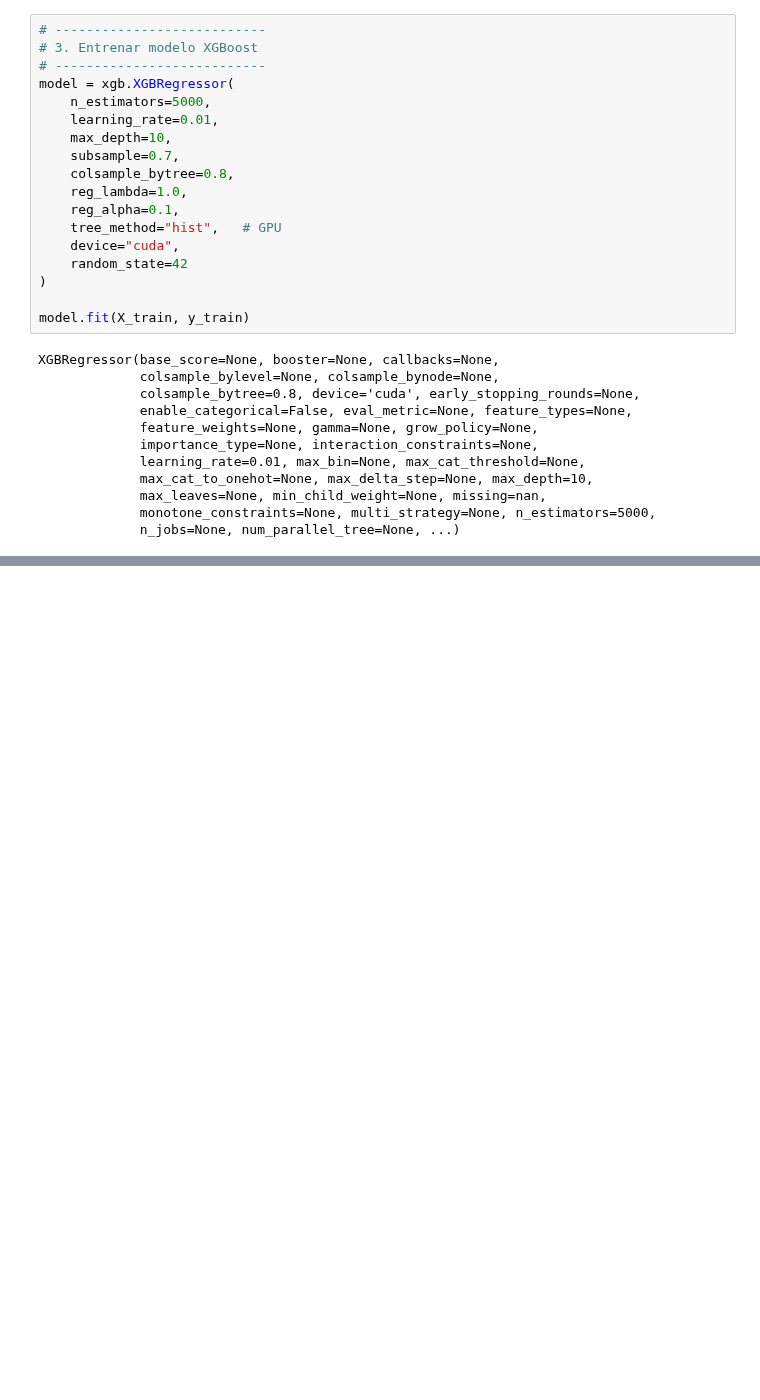
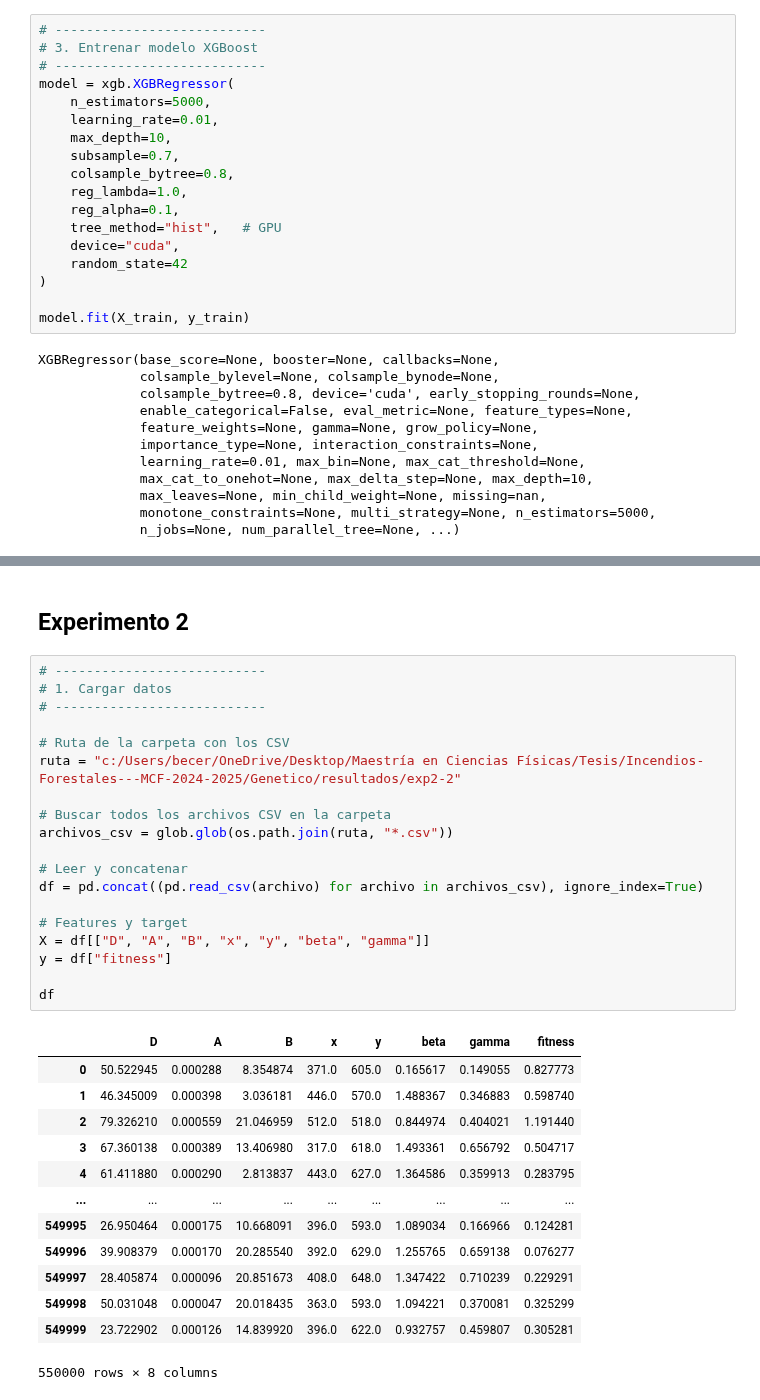
Before and after one commit to Maestria-Incendios-Forestales-2024-2025/Incendios-Genetico-PINNs, a Jupyter notebook: Genetico/prueba_xgboost.ipynb, the cells around one changed output, grey strips where cells are left out. Saved outputs shown, nothing was run; the diff lists cells and outputs as text; blank space fills up the shorter version.

```diff
--- a/Genetico/prueba_xgboost.ipynb
+++ b/Genetico/prueba_xgboost.ipynb
@@ -378,0 +369,35 @@ Fitness estimado: [[0.02759861]]
+# %% [markdown]
+## Experimento 2
+# %%
+# ---------------------------
+# 1. Cargar datos
+# ---------------------------
+
+# Ruta de la carpeta con los CSV
+ruta = "c:/Users/becer/OneDrive/Desktop/Maestría en Ciencias Físicas/Tesis/Incendios-Forestales---MCF-2024-2025/Genetico/resultados/exp2-2"
+
+# Buscar todos los archivos CSV en la carpeta
+archivos_csv = glob.glob(os.path.join(ruta, "*.csv"))
+
+# Leer y concatenar
+df = pd.concat((pd.read_csv(archivo) for archivo in archivos_csv), ignore_index=True)
+
+# Features y target
+X = df[["D", "A", "B", "x", "y", "beta", "gamma"]]
+y = df["fitness"]
+
+df
+# %% [output]
+|  | D | A | B | x | y | beta | gamma | fitness |
+| 0 | 50.522945 | 0.000288 | 8.354874 | 371.0 | 605.0 | 0.165617 | 0.149055 | 0.827773 |
+| 1 | 46.345009 | 0.000398 | 3.036181 | 446.0 | 570.0 | 1.488367 | 0.346883 | 0.598740 |
+| 2 | 79.326210 | 0.000559 | 21.046959 | 512.0 | 518.0 | 0.844974 | 0.404021 | 1.191440 |
+| 3 | 67.360138 | 0.000389 | 13.406980 | 317.0 | 618.0 | 1.493361 | 0.656792 | 0.504717 |
+| 4 | 61.411880 | 0.000290 | 2.813837 | 443.0 | 627.0 | 1.364586 | 0.359913 | 0.283795 |
+| ... | ... | ... | ... | ... | ... | ... | ... | ... |
+| 549995 | 26.950464 | 0.000175 | 10.668091 | 396.0 | 593.0 | 1.089034 | 0.166966 | 0.124281 |
+| 549996 | 39.908379 | 0.000170 | 20.285540 | 392.0 | 629.0 | 1.255765 | 0.659138 | 0.076277 |
+| 549997 | 28.405874 | 0.000096 | 20.851673 | 408.0 | 648.0 | 1.347422 | 0.710239 | 0.229291 |
+| 549998 | 50.031048 | 0.000047 | 20.018435 | 363.0 | 593.0 | 1.094221 | 0.370081 | 0.325299 |
+| 549999 | 23.722902 | 0.000126 | 14.839920 | 396.0 | 622.0 | 0.932757 | 0.459807 | 0.305281 |
+550000 rows × 8 columns
```
Also changed, not shown: parts of 42 cells of this notebook.
